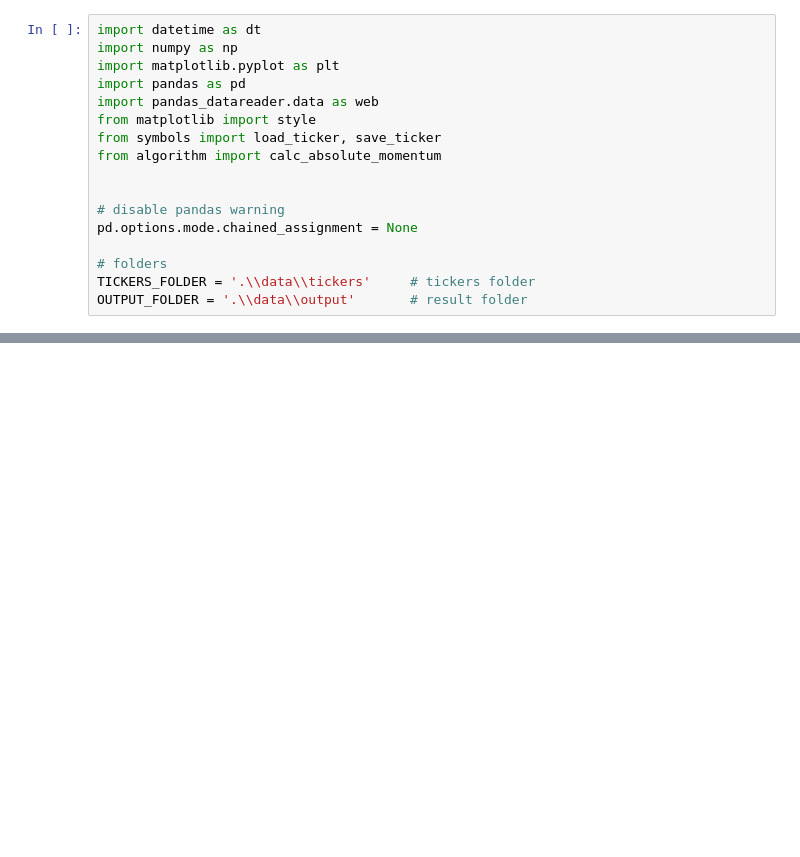
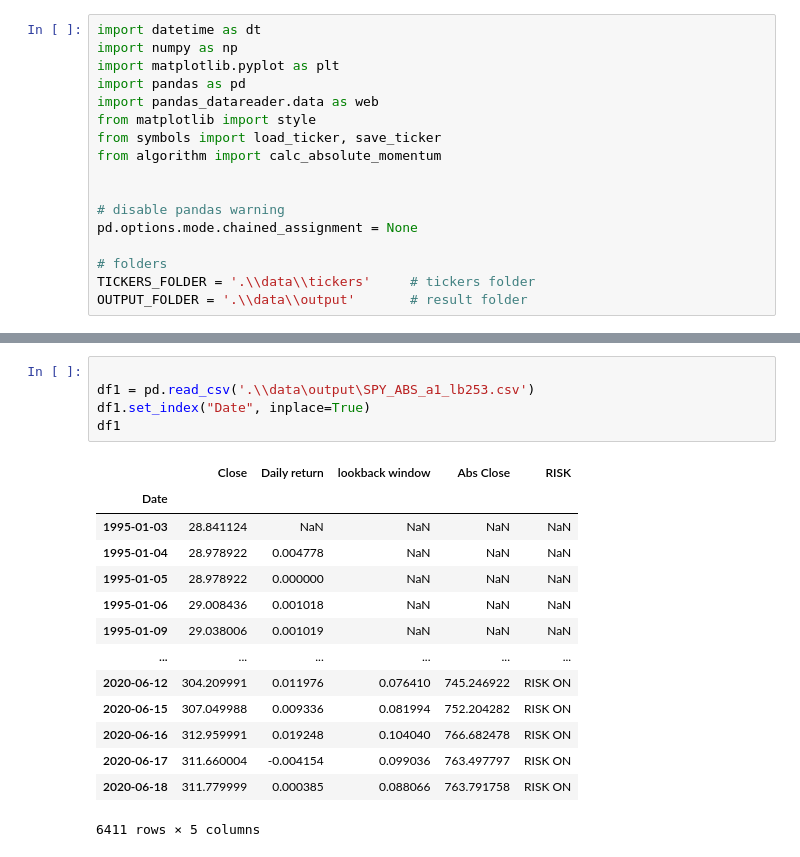
Before and after one commit to yochay/absolute-momentum, a Jupyter notebook: experiments.ipynb, the cells around one changed output, grey strips where cells are left out. Cells and saved outputs as stored; diff of their text form; blank space fills up the shorter version.

```diff
--- a/experiments.ipynb
+++ b/experiments.ipynb
@@ -75,0 +77,20 @@ df_res.dropna()[['Close', 'MA200', 'Abs Close']].plot(label=ticker, figsize=(16,
+# %%
+
+df1 = pd.read_csv('.\\data\output\SPY_ABS_a1_lb253.csv')
+df1.set_index("Date", inplace=True)
+df1
+# %% [output]
+|  | Close | Daily return | lookback window | Abs Close | RISK |
+| Date |  |  |  |  |  |
+| 1995-01-03 | 28.841124 | NaN | NaN | NaN | NaN |
+| 1995-01-04 | 28.978922 | 0.004778 | NaN | NaN | NaN |
+| 1995-01-05 | 28.978922 | 0.000000 | NaN | NaN | NaN |
+| 1995-01-06 | 29.008436 | 0.001018 | NaN | NaN | NaN |
+| 1995-01-09 | 29.038006 | 0.001019 | NaN | NaN | NaN |
+| ... | ... | ... | ... | ... | ... |
+| 2020-06-12 | 304.209991 | 0.011976 | 0.076410 | 745.246922 | RISK ON |
+| 2020-06-15 | 307.049988 | 0.009336 | 0.081994 | 752.204282 | RISK ON |
+| 2020-06-16 | 312.959991 | 0.019248 | 0.104040 | 766.682478 | RISK ON |
+| 2020-06-17 | 311.660004 | -0.004154 | 0.099036 | 763.497797 | RISK ON |
+| 2020-06-18 | 311.779999 | 0.000385 | 0.088066 | 763.791758 | RISK ON |
+6411 rows × 5 columns
```
Also changed, not shown: parts of 6 cells of this notebook, 11 other files.
